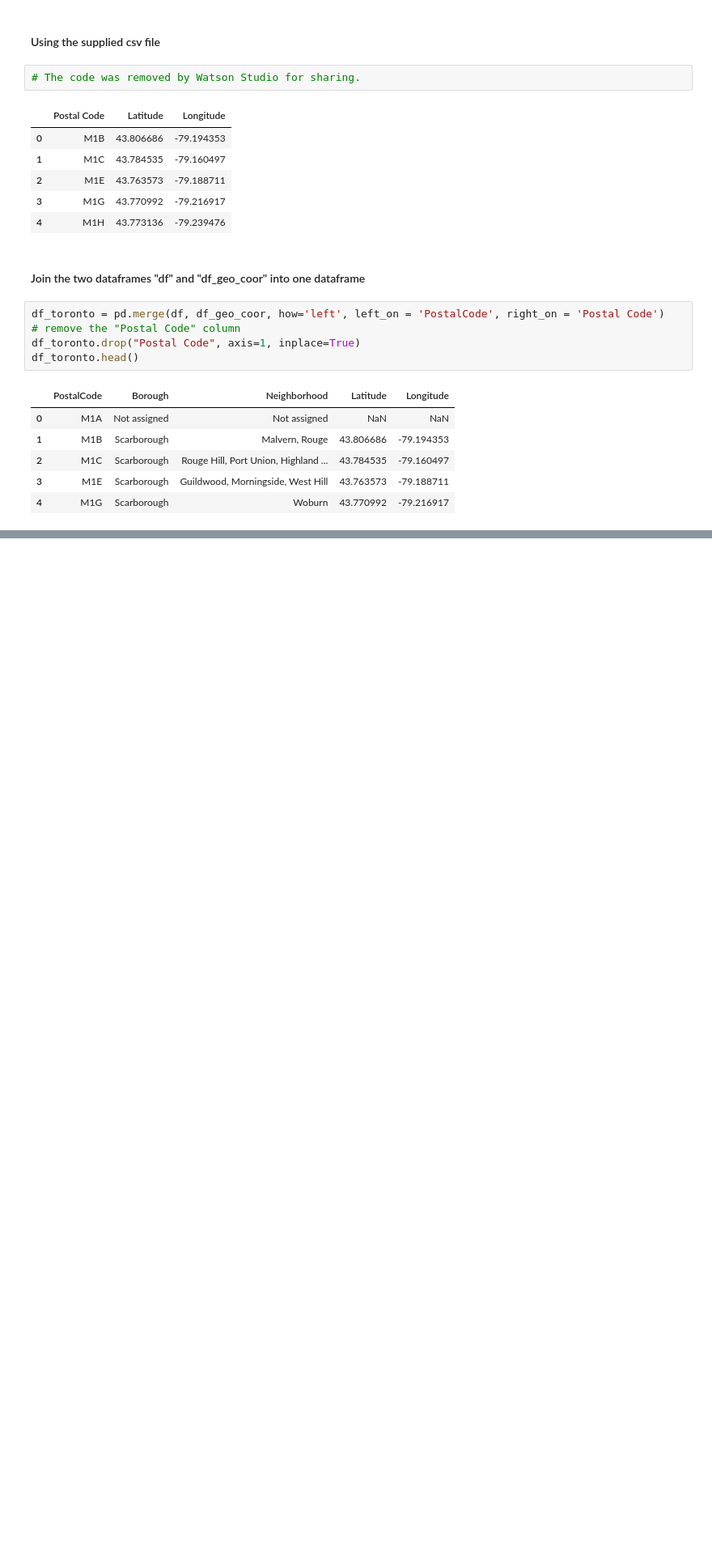
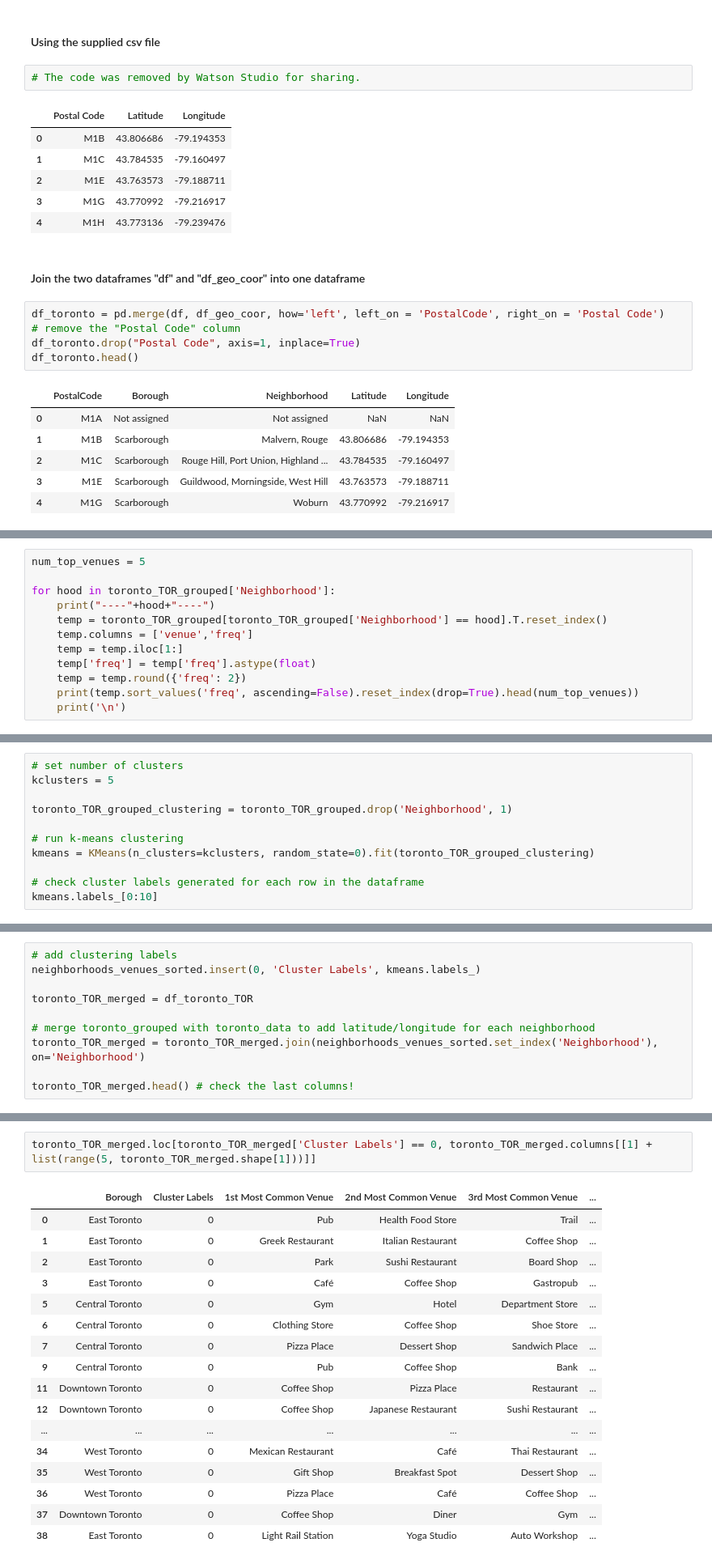
Before and after one commit to benholgate/Coursera_Capstone, a Jupyter notebook: Notebook for Capstone Project.ipynb, the cells around one changed output, grey strips where cells are left out. Shown: that part at 81% size. Saved outputs shown, nothing was run; the diff lists cells and outputs as text; blank space fills up the shorter version.

```diff
--- a/Notebook for Capstone Project.ipynb
+++ b/Notebook for Capstone Project.ipynb
@@ -132,0 +488,12 @@ df_toronto.head()
+# %%
+num_top_venues = 5
+
+for hood in toronto_TOR_grouped['Neighborhood']:
+    print("----"+hood+"----")
+    temp = toronto_TOR_grouped[toronto_TOR_grouped['Neighborhood'] == hood].T.reset_index()
+    temp.columns = ['venue','freq']
+    temp = temp.iloc[1:]
+    temp['freq'] = temp['freq'].astype(float)
+    temp = temp.round({'freq': 2})
+    print(temp.sort_values('freq', ascending=False).reset_index(drop=True).head(num_top_venues))
+    print('\n')
@@ -132,0 +560,11 @@ df_toronto.head()
+# %%
+# set number of clusters
+kclusters = 5
+
+toronto_TOR_grouped_clustering = toronto_TOR_grouped.drop('Neighborhood', 1)
+
+# run k-means clustering
+kmeans = KMeans(n_clusters=kclusters, random_state=0).fit(toronto_TOR_grouped_clustering)
+
+# check cluster labels generated for each row in the dataframe
+kmeans.labels_[0:10]
@@ -132,0 +575,10 @@ df_toronto.head()
+# %%
+# add clustering labels
+neighborhoods_venues_sorted.insert(0, 'Cluster Labels', kmeans.labels_)
+
+toronto_TOR_merged = df_toronto_TOR
+
+# merge toronto_grouped with toronto_data to add latitude/longitude for each neighborhood
+toronto_TOR_merged = toronto_TOR_merged.join(neighborhoods_venues_sorted.set_index('Neighborhood'), on='Neighborhood')
+
+toronto_TOR_merged.head() # check the last columns!
@@ -132,0 +624,20 @@ df_toronto.head()
+# %%
+toronto_TOR_merged.loc[toronto_TOR_merged['Cluster Labels'] == 0, toronto_TOR_merged.columns[[1] + list(range(5, toronto_TOR_merged.shape[1]))]]
+# %% [output]
+|  | Borough | Cluster Labels | 1st Most Common Venue | 2nd Most Common Venue | 3rd Most Common Venue | ... |
+| 0 | East Toronto | 0 | Pub | Health Food Store | Trail | ... |
+| 1 | East Toronto | 0 | Greek Restaurant | Italian Restaurant | Coffee Shop | ... |
+| 2 | East Toronto | 0 | Park | Sushi Restaurant | Board Shop | ... |
+| 3 | East Toronto | 0 | Café | Coffee Shop | Gastropub | ... |
+| 5 | Central Toronto | 0 | Gym | Hotel | Department Store | ... |
+| 6 | Central Toronto | 0 | Clothing Store | Coffee Shop | Shoe Store | ... |
+| 7 | Central Toronto | 0 | Pizza Place | Dessert Shop | Sandwich Place | ... |
+| 9 | Central Toronto | 0 | Pub | Coffee Shop | Bank | ... |
+| 11 | Downtown Toronto | 0 | Coffee Shop | Pizza Place | Restaurant | ... |
+| 12 | Downtown Toronto | 0 | Coffee Shop | Japanese Restaurant | Sushi Restaurant | ... |
+| ... | ... | ... | ... | ... | ... | ... |
+| 34 | West Toronto | 0 | Mexican Restaurant | Café | Thai Restaurant | ... |
+| 35 | West Toronto | 0 | Gift Shop | Breakfast Spot | Dessert Shop | ... |
+| 36 | West Toronto | 0 | Pizza Place | Café | Coffee Shop | ... |
+| 37 | Downtown Toronto | 0 | Coffee Shop | Diner | Gym | ... |
+| 38 | East Toronto | 0 | Light Rail Station | Yoga Studio | Auto Workshop | ... |
```
Also changed, not shown: parts of 60 cells of this notebook.
